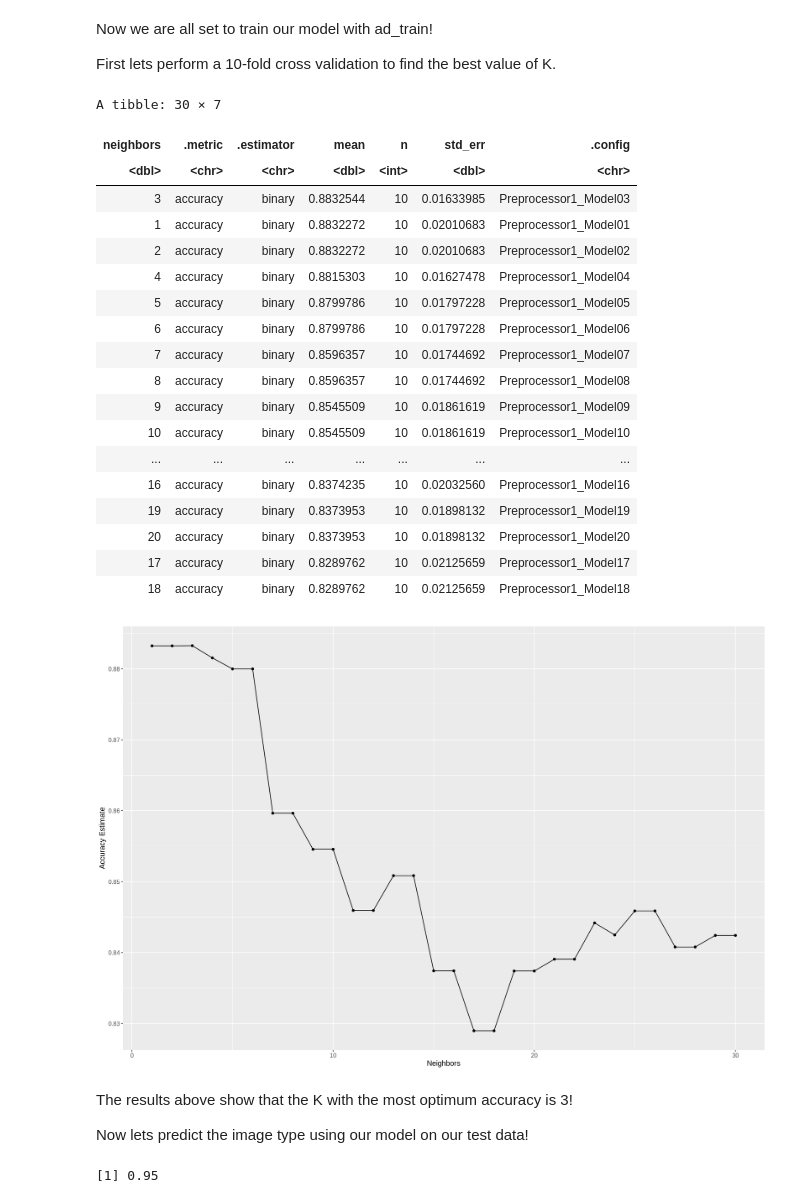
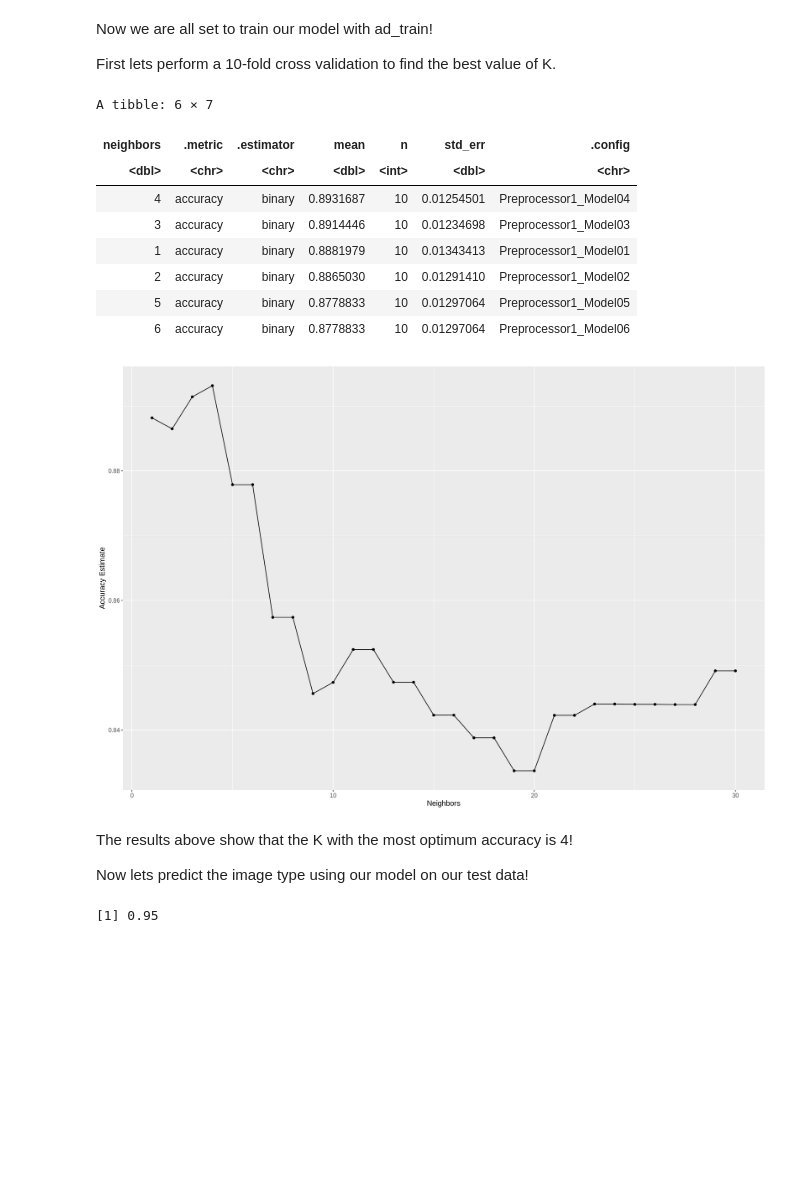
Before and after one commit to msamanthaf/Ad_Classification_DSCI, a Jupyter notebook: Final_Project_Ad_Classification.ipynb, the cells around one changed output. Saved outputs shown, nothing was run; the diff lists cells and outputs as text; code cells hidden in the pictures; blank space fills up the shorter version.

Commit message:
Changed optimum K value
Changed seed to 7

```diff
--- a/Final_Project_Rafi.ipynb
+++ b/Final_Project_Ad_Classification.ipynb
@@ -445,56 +445,48 @@ Now we are all set to train our model with ad_train!
 
 First lets perform a 10-fold cross validation to find the best value of K.
 # %%
-set.seed(2) #111
+set.seed(7) #111
 
 ad_vfold <- vfold_cv(ad_train, v = 10, strata = Type)
 
 knn_spec <- nearest_neighbor(weight_func = "rectangular", neighbors = tune()) |>
             set_engine("kknn") |>
             set_mode("classification")
 
 gridvals <- tibble(neighbors = seq(from = 1, to = 30, by = 1))
 
 ad_results <- workflow() |>
               add_recipe(ad_train_recipe) |>
               add_model(knn_spec) |>
               tune_grid(resamples = ad_vfold, grid = gridvals) |>
               collect_metrics()
 
 kvalue <- ad_results |>
           filter(.metric == "accuracy") |>
           arrange(desc(mean))
-kvalue
+
+maxkvalue <- head(kvalue)
+maxkvalue
 
 accuracy_vs_k <- ggplot(kvalue, aes(x = neighbors, y = mean)) +
   geom_point() +
   geom_line() +
   labs(x = "Neighbors", y = "Accuracy Estimate") +
   theme(text = element_text(size = 12))
 accuracy_vs_k
 # %% [output]
-A tibble: 30 × 7
+A tibble: 6 × 7
 | neighbors | .metric | .estimator | mean | n | std_err | .config |
 | <dbl> | <chr> | <chr> | <dbl> | <int> | <dbl> | <chr> |
-| 3 | accuracy | binary | 0.8832544 | 10 | 0.01633985 | Preprocessor1_Model03 |
-| 1 | accuracy | binary | 0.8832272 | 10 | 0.02010683 | Preprocessor1_Model01 |
-| 2 | accuracy | binary | 0.8832272 | 10 | 0.02010683 | Preprocessor1_Model02 |
-| 4 | accuracy | binary | 0.8815303 | 10 | 0.01627478 | Preprocessor1_Model04 |
-| 5 | accuracy | binary | 0.8799786 | 10 | 0.01797228 | Preprocessor1_Model05 |
-| 6 | accuracy | binary | 0.8799786 | 10 | 0.01797228 | Preprocessor1_Model06 |
-| 7 | accuracy | binary | 0.8596357 | 10 | 0.01744692 | Preprocessor1_Model07 |
-| 8 | accuracy | binary | 0.8596357 | 10 | 0.01744692 | Preprocessor1_Model08 |
-| 9 | accuracy | binary | 0.8545509 | 10 | 0.01861619 | Preprocessor1_Model09 |
-| 10 | accuracy | binary | 0.8545509 | 10 | 0.01861619 | Preprocessor1_Model10 |
-| ... | ... | ... | ... | ... | ... | ... |
-| 16 | accuracy | binary | 0.8374235 | 10 | 0.02032560 | Preprocessor1_Model16 |
-| 19 | accuracy | binary | 0.8373953 | 10 | 0.01898132 | Preprocessor1_Model19 |
-| 20 | accuracy | binary | 0.8373953 | 10 | 0.01898132 | Preprocessor1_Model20 |
-| 17 | accuracy | binary | 0.8289762 | 10 | 0.02125659 | Preprocessor1_Model17 |
-| 18 | accuracy | binary | 0.8289762 | 10 | 0.02125659 | Preprocessor1_Model18 |
+| 4 | accuracy | binary | 0.8931687 | 10 | 0.01254501 | Preprocessor1_Model04 |
+| 3 | accuracy | binary | 0.8914446 | 10 | 0.01234698 | Preprocessor1_Model03 |
+| 1 | accuracy | binary | 0.8881979 | 10 | 0.01343413 | Preprocessor1_Model01 |
+| 2 | accuracy | binary | 0.8865030 | 10 | 0.01291410 | Preprocessor1_Model02 |
+| 5 | accuracy | binary | 0.8778833 | 10 | 0.01297064 | Preprocessor1_Model05 |
+| 6 | accuracy | binary | 0.8778833 | 10 | 0.01297064 | Preprocessor1_Model06 |
-[figure, old version]
+[figure, new version]
 # %% [markdown]
-The results above show that the K with the most optimum accuracy is 3!
+The results above show that the K with the most optimum accuracy is 4!
 
 Now lets predict the image type using our model on our test data!
 # %%
```
Also changed, not shown: parts of 4 cells of this notebook.
